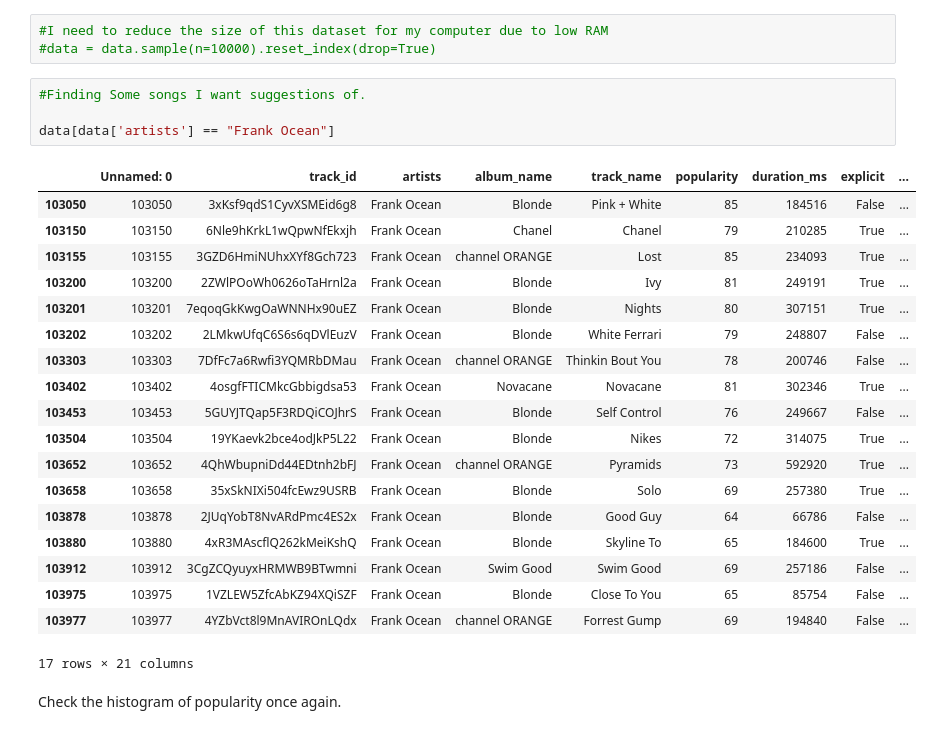
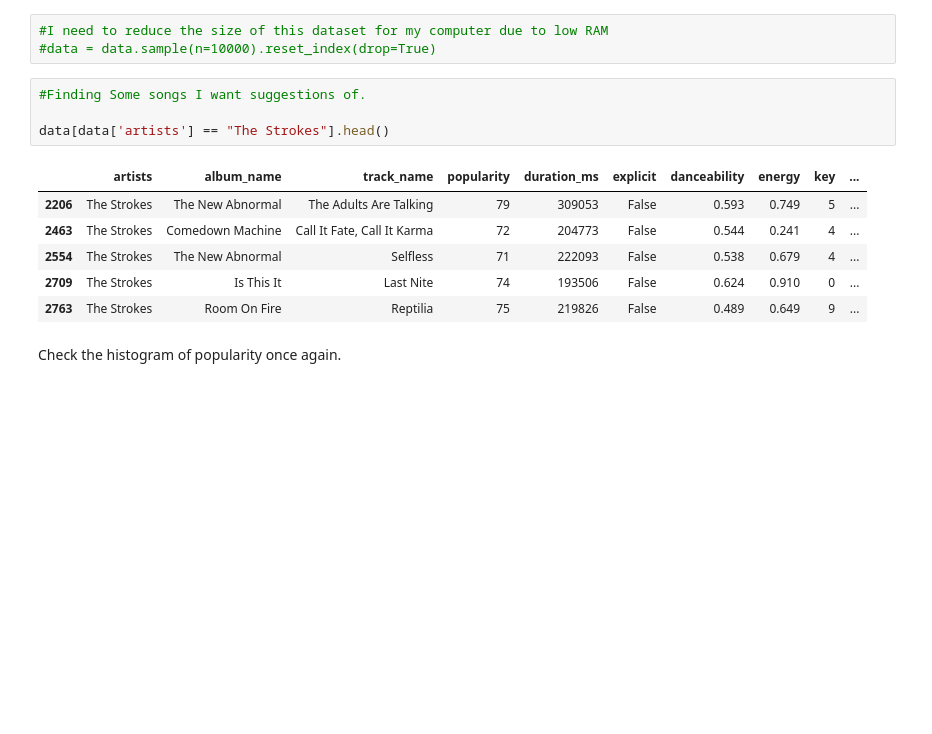
Before and after one commit to npwkeller/spotify-recommender-and-widget, a Jupyter notebook: spotify_recommend.ipynb, the cells around one changed output. Saved outputs shown, nothing was run; the diff lists cells and outputs as text; blank space fills up the shorter version.

```diff
--- a/spotify_recommend.ipynb
+++ b/spotify_recommend.ipynb
@@ -109,27 +109,14 @@ data.shape
 # %%
 #Finding Some songs I want suggestions of.
 
-data[data['artists'] == "Frank Ocean"]
+data[data['artists'] == "The Strokes"].head()
 # %% [output]
-|  | Unnamed: 0 | track_id | artists | album_name | track_name | popularity | duration_ms | explicit | ... |
-| 103050 | 103050 | 3xKsf9qdS1CyvXSMEid6g8 | Frank Ocean | Blonde | Pink + White | 85 | 184516 | False | ... |
-| 103150 | 103150 | 6Nle9hKrkL1wQpwNfEkxjh | Frank Ocean | Chanel | Chanel | 79 | 210285 | True | ... |
-| 103155 | 103155 | 3GZD6HmiNUhxXYf8Gch723 | Frank Ocean | channel ORANGE | Lost | 85 | 234093 | True | ... |
-| 103200 | 103200 | 2ZWlPOoWh0626oTaHrnl2a | Frank Ocean | Blonde | Ivy | 81 | 249191 | True | ... |
-| 103201 | 103201 | 7eqoqGkKwgOaWNNHx90uEZ | Frank Ocean | Blonde | Nights | 80 | 307151 | True | ... |
-| 103202 | 103202 | 2LMkwUfqC6S6s6qDVlEuzV | Frank Ocean | Blonde | White Ferrari | 79 | 248807 | False | ... |
-| 103303 | 103303 | 7DfFc7a6Rwfi3YQMRbDMau | Frank Ocean | channel ORANGE | Thinkin Bout You | 78 | 200746 | False | ... |
-| 103402 | 103402 | 4osgfFTICMkcGbbigdsa53 | Frank Ocean | Novacane | Novacane | 81 | 302346 | True | ... |
-| 103453 | 103453 | 5GUYJTQap5F3RDQiCOJhrS | Frank Ocean | Blonde | Self Control | 76 | 249667 | False | ... |
-| 103504 | 103504 | 19YKaevk2bce4odJkP5L22 | Frank Ocean | Blonde | Nikes | 72 | 314075 | True | ... |
-| 103652 | 103652 | 4QhWbupniDd44EDtnh2bFJ | Frank Ocean | channel ORANGE | Pyramids | 73 | 592920 | True | ... |
-| 103658 | 103658 | 35xSkNIXi504fcEwz9USRB | Frank Ocean | Blonde | Solo | 69 | 257380 | True | ... |
-| 103878 | 103878 | 2JUqYobT8NvARdPmc4ES2x | Frank Ocean | Blonde | Good Guy | 64 | 66786 | False | ... |
-| 103880 | 103880 | 4xR3MAscflQ262kMeiKshQ | Frank Ocean | Blonde | Skyline To | 65 | 184600 | True | ... |
-| 103912 | 103912 | 3CgZCQyuyxHRMWB9BTwmni | Frank Ocean | Swim Good | Swim Good | 69 | 257186 | False | ... |
-| 103975 | 103975 | 1VZLEW5ZfcAbKZ94XQiSZF | Frank Ocean | Blonde | Close To You | 65 | 85754 | False | ... |
-| 103977 | 103977 | 4YZbVct8l9MnAVIROnLQdx | Frank Ocean | channel ORANGE | Forrest Gump | 69 | 194840 | False | ... |
+|  | artists | album_name | track_name | popularity | duration_ms | explicit | danceability | energy | key | ... |
+| 2206 | The Strokes | The New Abnormal | The Adults Are Talking | 79 | 309053 | False | 0.593 | 0.749 | 5 | ... |
+| 2463 | The Strokes | Comedown Machine | Call It Fate, Call It Karma | 72 | 204773 | False | 0.544 | 0.241 | 4 | ... |
+| 2554 | The Strokes | The New Abnormal | Selfless | 71 | 222093 | False | 0.538 | 0.679 | 4 | ... |
+| 2709 | The Strokes | Is This It | Last Nite | 74 | 193506 | False | 0.624 | 0.910 | 0 | ... |
+| 2763 | The Strokes | Room On Fire | Reptilia | 75 | 219826 | False | 0.489 | 0.649 | 9 | ... |
-17 rows × 21 columns
 # %% [markdown]
 Check the histogram of popularity once again.
 # %%
```
Also changed, not shown: parts of 4 cells of this notebook.
